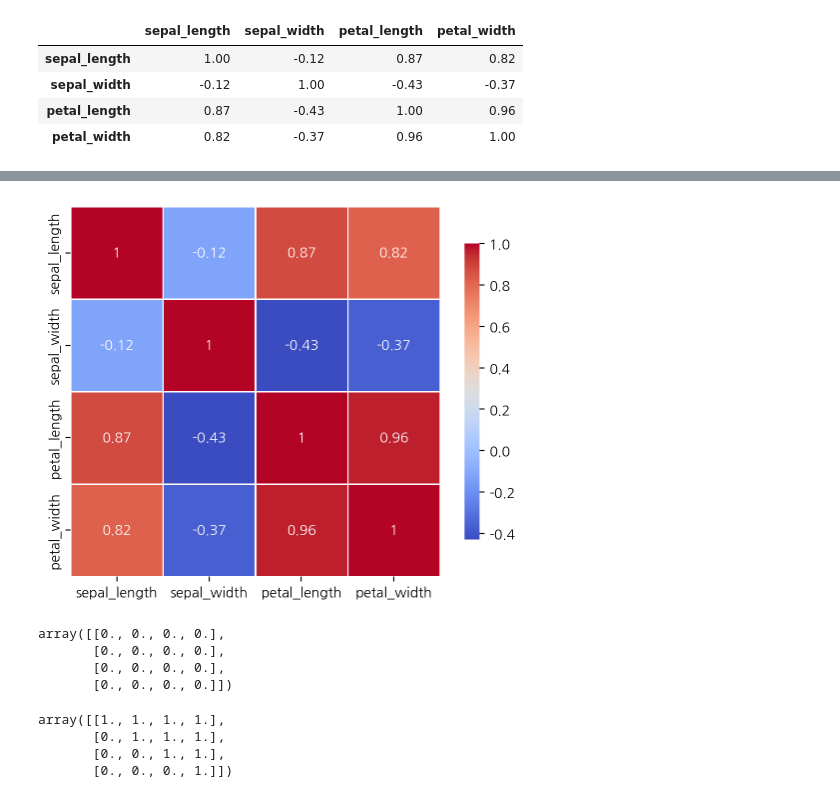
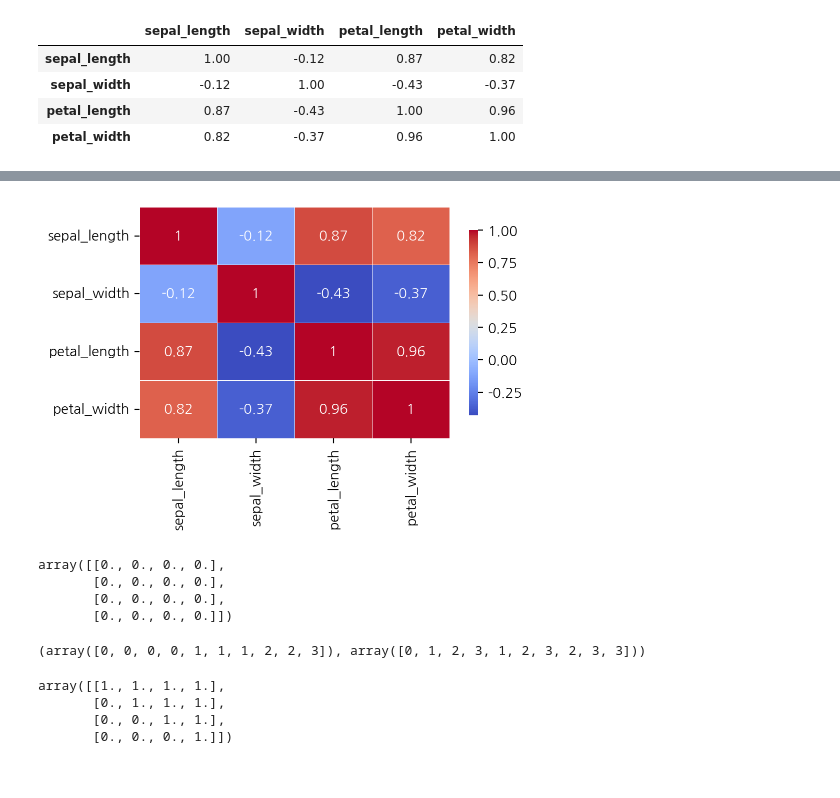
Before and after one commit to andand0912837465-cell/2026-1-BDA, a Jupyter notebook: 10w_data_vis.ipynb, the cells around one changed output, grey strips where cells are left out. Drawn from its saved outputs; the diff is of its cells as text; code cells hidden in the pictures.

```diff
--- a/10w_data_vis.ipynb
+++ b/10w_data_vis.ipynb
@@ -152,5 +171,7 @@ display_side_by_side(iris['Petal.Length'][:5].to_frame(), iris.Species.value_cou
 | setosa | 50 |
 | versicolor | 50 |
 | virginica | 50 |
+# %%
+plt.rcParams['figure.figsize'] = (5, 3)
 # %%
 import matplotlib.pyplot as plt
@@ -248,5 +276,5 @@ pd.set_option("display.precision",2)
 # %%
-corr=iris[iris.columns[:-1]].corr()
+corr = iris[iris.columns[:-1].tolist()].corr()
 corr
 # %% [output]
 |  | sepal_length | sepal_width | petal_length | petal_width |
@@ -261,10 +297,5 @@ sns.heatmap(corr, annot=True);
 # %%
-sns.heatmap(corr,
-annot=True,
-cmap='coolwarm',
-square=True,
-linewidths=0.5,
-cbar_kws={'shrink': 0.8});
+sns.heatmap(corr, cmap='coolwarm', annot=True, lw=.2, cbar_kws={'shrink': .8});
 # %% [output]
-[figure, old version]
+[figure, new version]
 # %%
@@ -281 +309,5 @@ mask = np.triu(np.ones_like(corr))
+# %%
+np.triu_indices_from(mask)
+# %% [output]
+(array([0, 0, 0, 0, 1, 1, 1, 2, 2, 3]), array([0, 1, 2, 3, 1, 2, 3, 2, 3, 3]))
 # %%
```
Also changed, not shown: parts of 38 cells of this notebook.
